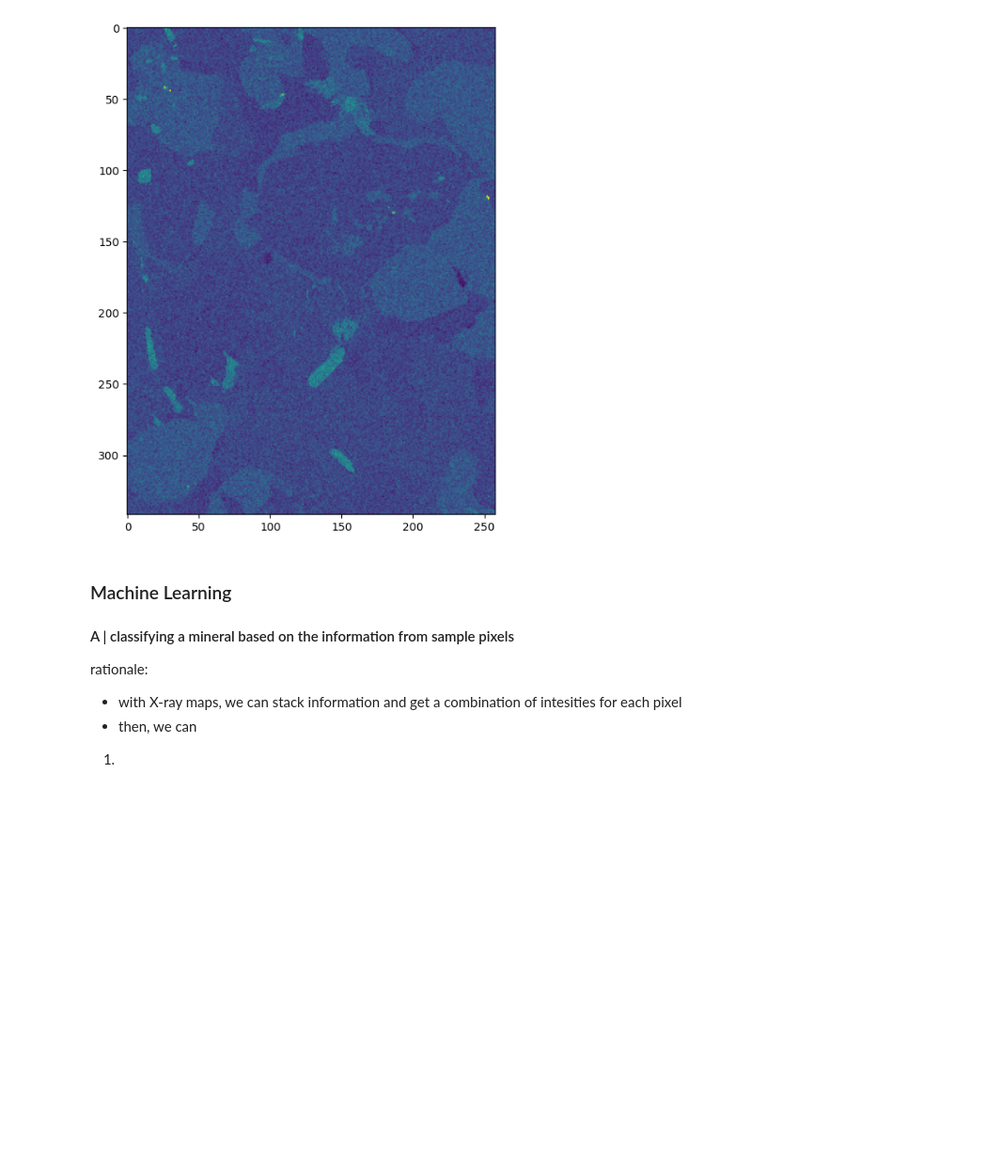
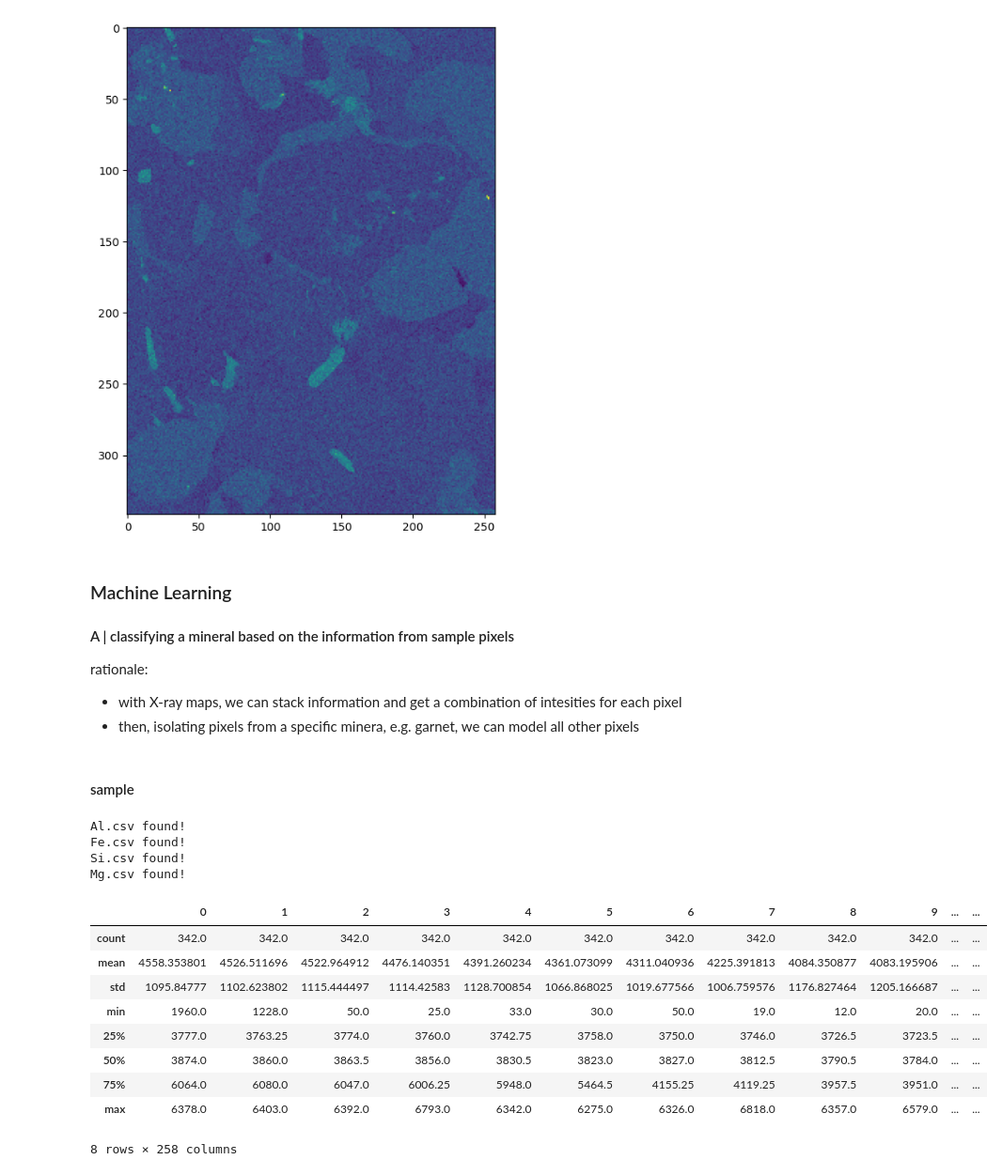
Before and after one commit to luschiro/xmapy, a Jupyter notebook: xmapy_tests.ipynb, the cells around one changed output. Shown at 94% size. Saved outputs shown, nothing was run; the diff lists cells and outputs as text; code cells hidden in the pictures; blank space fills up the shorter version.

```diff
--- a/xmapy_tests.ipynb
+++ b/xmapy_tests.ipynb
@@ -99,5 +117,4 @@ Cl
 
 rationale:
 * with X-ray maps, we can stack information and get a combination of intesities for each pixel
-* then, we can
-1.
+* then, isolating pixels from a specific minera, e.g. garnet, we can model all other pixels
@@ -105,0 +121,29 @@ df_al =
+# %% [markdown]
+#### sample
+# %%
+df_Al = XrayMap(element="Al")
+df_Fe = XrayMap(element="Fe")
+df_Si = XrayMap(element="Si")
+df_Mg = XrayMap(element="Mg")
+
+# true_Grt = XrayMap(element="true_Grt")
+
+# true_Grt = pd.read_csv(os.path.join(get_dirs()["DATA_DIR"], "trueGrt.csv"))
+# %% [output]
+Al.csv found!
+Fe.csv found!
+Si.csv found!
+Mg.csv found!
+# %%
+df_Al.data.describe()
+# %% [output]
+|  | 0 | 1 | 2 | 3 | 4 | 5 | 6 | 7 | 8 | 9 | ... | ... |
+| count | 342.0 | 342.0 | 342.0 | 342.0 | 342.0 | 342.0 | 342.0 | 342.0 | 342.0 | 342.0 | ... | ... |
+| mean | 4558.353801 | 4526.511696 | 4522.964912 | 4476.140351 | 4391.260234 | 4361.073099 | 4311.040936 | 4225.391813 | 4084.350877 | 4083.195906 | ... | ... |
+| std | 1095.84777 | 1102.623802 | 1115.444497 | 1114.42583 | 1128.700854 | 1066.868025 | 1019.677566 | 1006.759576 | 1176.827464 | 1205.166687 | ... | ... |
+| min | 1960.0 | 1228.0 | 50.0 | 25.0 | 33.0 | 30.0 | 50.0 | 19.0 | 12.0 | 20.0 | ... | ... |
+| 25% | 3777.0 | 3763.25 | 3774.0 | 3760.0 | 3742.75 | 3758.0 | 3750.0 | 3746.0 | 3726.5 | 3723.5 | ... | ... |
+| 50% | 3874.0 | 3860.0 | 3863.5 | 3856.0 | 3830.5 | 3823.0 | 3827.0 | 3812.5 | 3790.5 | 3784.0 | ... | ... |
+| 75% | 6064.0 | 6080.0 | 6047.0 | 6006.25 | 5948.0 | 5464.5 | 4155.25 | 4119.25 | 3957.5 | 3951.0 | ... | ... |
+| max | 6378.0 | 6403.0 | 6392.0 | 6793.0 | 6342.0 | 6275.0 | 6326.0 | 6818.0 | 6357.0 | 6579.0 | ... | ... |
+8 rows × 258 columns
```
Also changed, not shown: parts of 12 cells of this notebook.
